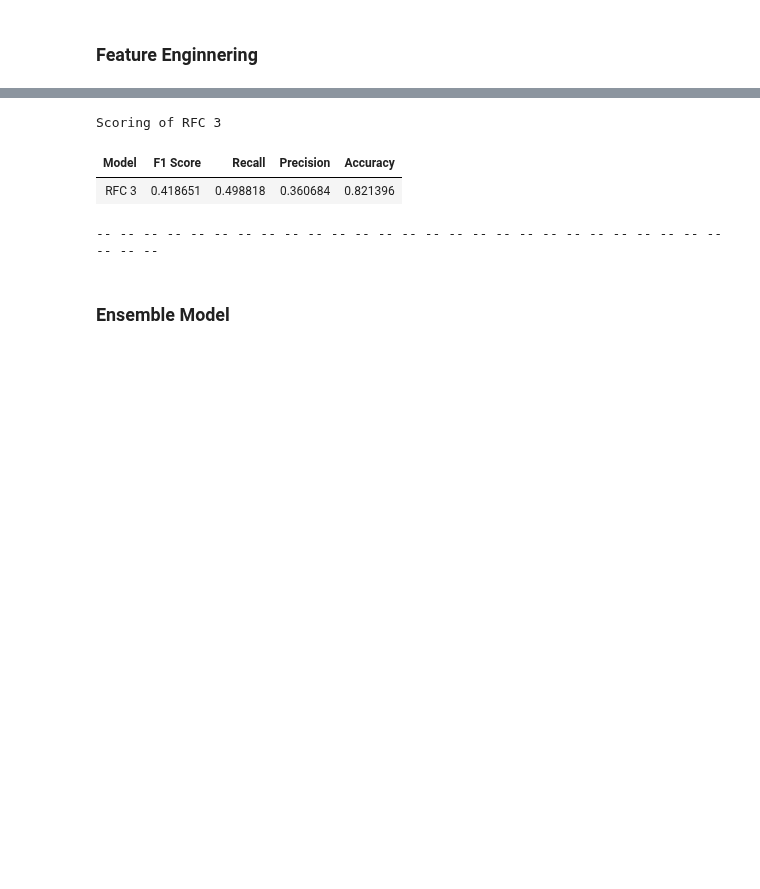
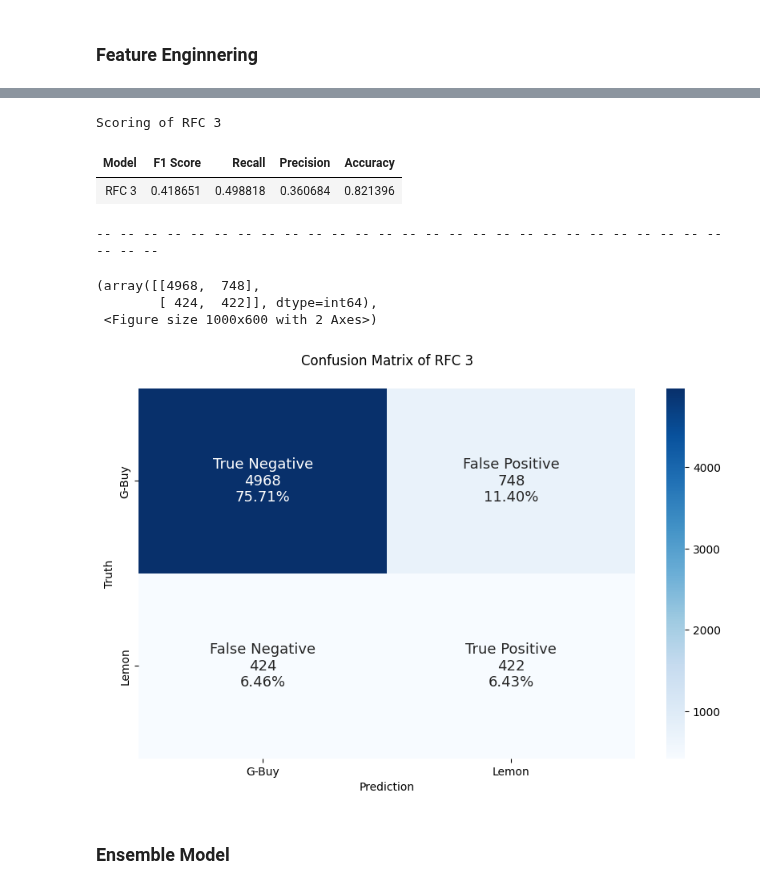
Before and after one commit to Joe-ElM/Used-Cars-Sales, a Jupyter notebook: Notebooks/Ensemble.ipynb, the cells around one changed output, grey strips where cells are left out. Saved outputs shown, nothing was run; the diff lists cells and outputs as text; code cells hidden in the pictures; blank space fills up the shorter version.

```diff
--- a/Notebooks/Ensemble.ipynb
+++ b/Notebooks/Ensemble.ipynb
@@ -180,34 +154,38 @@ rfc3                       = RandomForestClassifier(class_weight      = 'balance
 pipeline_rfc_3            = Pipeline([('preprocessor', preprocessor),
                                       ('rfClassifier', rfc3)
                                     ])
 
 pipeline_rfc_3.fit(X_train_copy, y_train)
 
 pred_rfc_3        = pipeline_rfc_3.predict(X_test_copy)
 
 f1_rfc_3          = f1_score(y_test       , pred_rfc_3)
 recall_rfc_3      = recall_score(y_test   , pred_rfc_3)
 precision_rfc_3   = precision_score(y_test, pred_rfc_3)
 accuracy_rfc_3    = accuracy_score(y_test , pred_rfc_3)
 
 
 rfc_3_metrics     = pd.DataFrame({
                                   'Model'    : ['RFC 3'],
                                   'F1 Score' : [f1_rfc_3],
                                   'Recall'   : [recall_rfc_3],
                                   'Precision': [precision_rfc_3],
                                   'Accuracy' : [accuracy_rfc_3]
                                    })
 
 print('Scoring of RFC 3')
 display(rfc_3_metrics.style.hide())
 print('-- '*30)
-#Confusion_Matrix_Func(y_test, pred_rfc_3, 'RFC 3')
+Confusion_Matrix_Func(y_test, pred_rfc_3, 'RFC 3')
 # %% [output]
 Scoring of RFC 3
 | Model | F1 Score | Recall | Precision | Accuracy |
 | RFC 3 | 0.418651 | 0.498818 | 0.360684 | 0.821396 |
 -- -- -- -- -- -- -- -- -- -- -- -- -- -- -- -- -- -- -- -- -- -- -- -- -- -- -- -- -- --
+(array([[4968,  748],
+        [ 424,  422]], dtype=int64),
+ <Figure size 1000x600 with 2 Axes>)
+[figure, added]
 # %% [markdown]
 ### Ensemble Model
 # %% [markdown]
```
Also changed, not shown: parts of 9 cells of this notebook, 7 other files.
